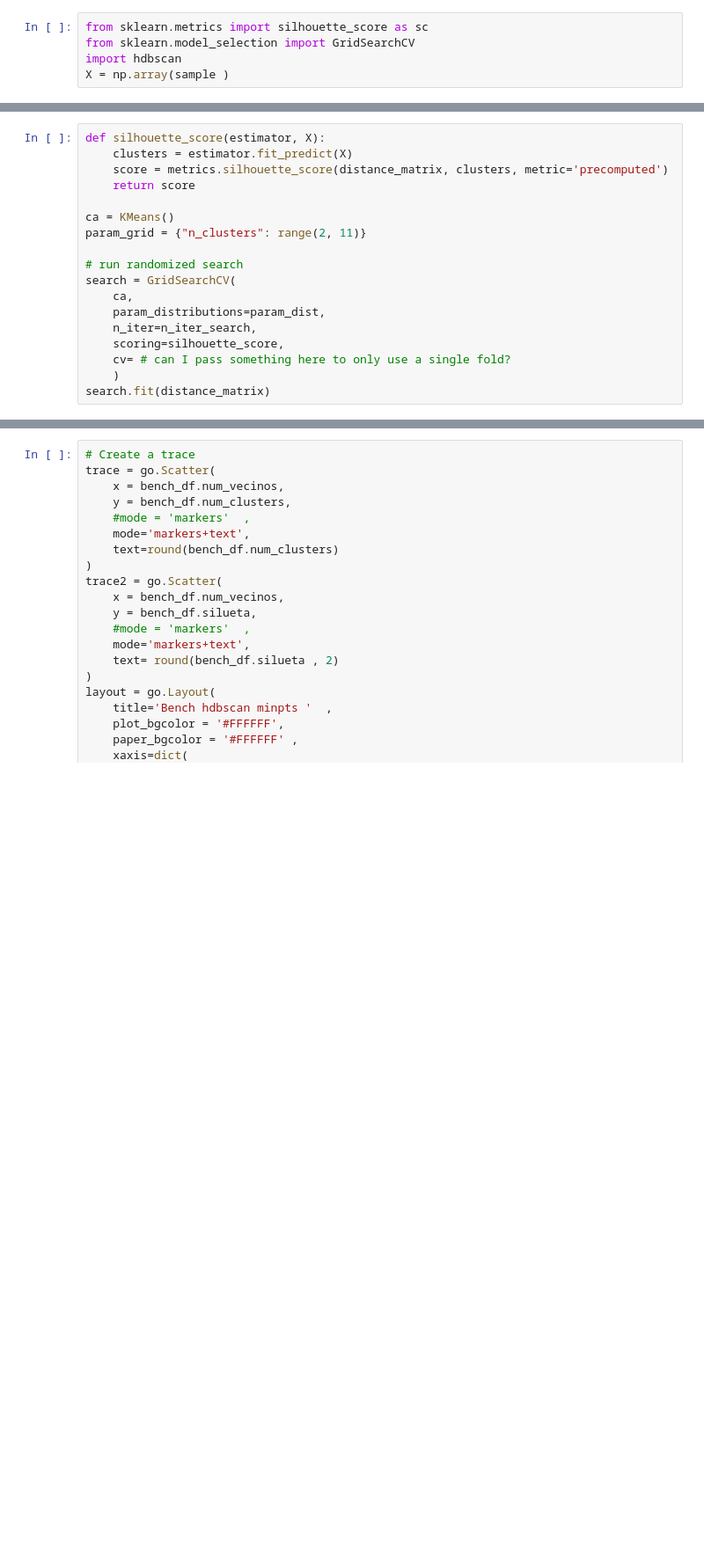
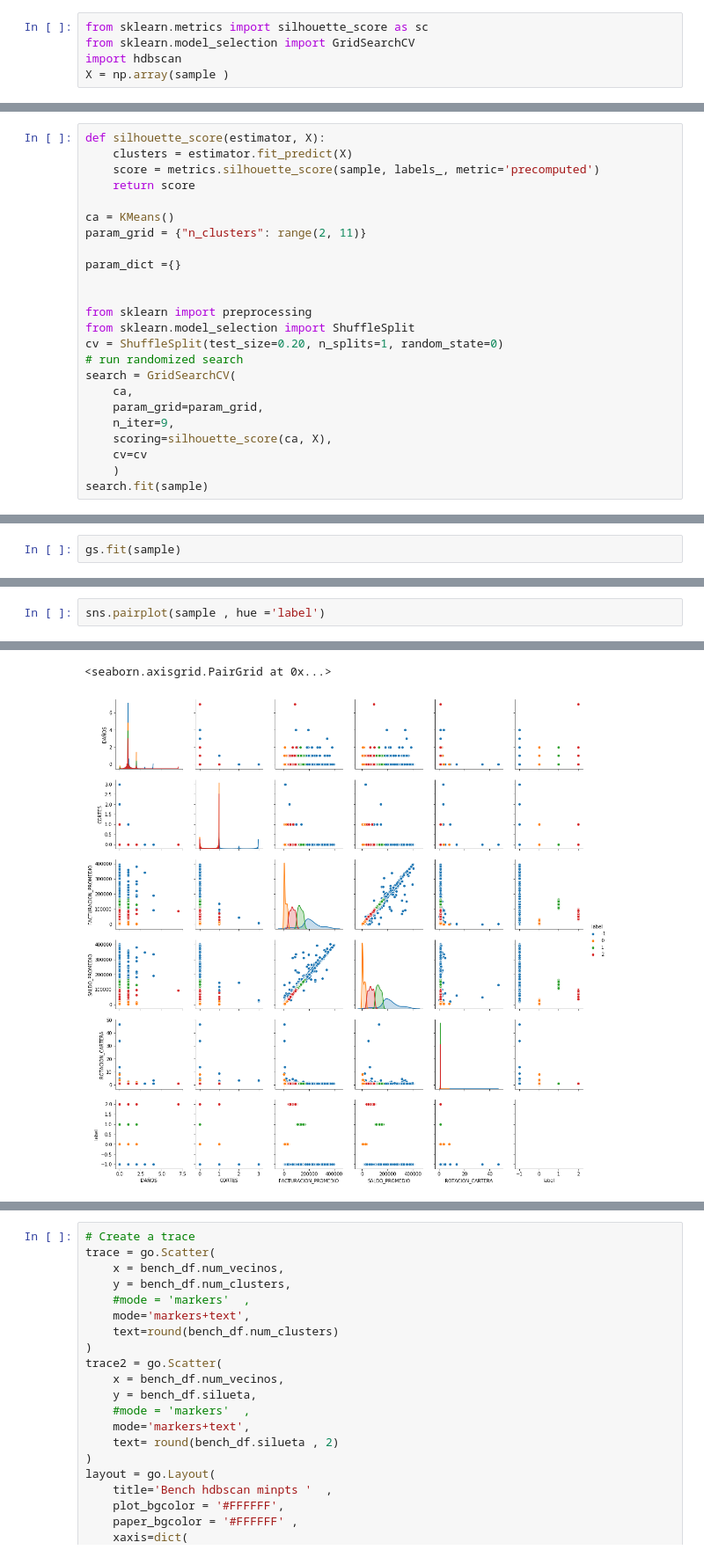
Before and after one commit to slotbite/Jupyter-Notebook, a Jupyter notebook: Modelos/Segmentacion de clientes/Coordenadas Paralelas hdbscan.ipynb, the cells around one changed output, grey strips where cells are left out. Shown at 88% size. Saved outputs shown, nothing was run; the diff lists cells and outputs as text; blank space fills up the shorter version.

```diff
--- a/Modelos/Segmentacion de clientes/Coordenadas Paralelas hdbscan.ipynb
+++ b/Modelos/Segmentacion de clientes/Coordenadas Paralelas hdbscan.ipynb
@@ -531,18 +524,24 @@ check_pickle is deprecated in joblib 0.12 and will be removed in 0.13
 # %%
 def silhouette_score(estimator, X):
     clusters = estimator.fit_predict(X)
-    score = metrics.silhouette_score(distance_matrix, clusters, metric='precomputed')
+    score = metrics.silhouette_score(sample, labels_, metric='precomputed')
     return score
 
 ca = KMeans()
 param_grid = {"n_clusters": range(2, 11)}
 
+param_dict ={}
+
+
+from sklearn import preprocessing
+from sklearn.model_selection import ShuffleSplit
+cv = ShuffleSplit(test_size=0.20, n_splits=1, random_state=0)
 # run randomized search
 search = GridSearchCV(
     ca,
-    param_distributions=param_dist,
-    n_iter=n_iter_search,
-    scoring=silhouette_score,
-    cv= # can I pass something here to only use a single fold?
+    param_grid=param_grid,
+    n_iter=9,
+    scoring=silhouette_score(ca, X),
+    cv=cv
     )
-search.fit(distance_matrix)
+search.fit(sample)
@@ -548,0 +550,2 @@ search.fit(distance_matrix)
+# %%
+gs.fit(sample)
@@ -548,0 +557,3 @@ search.fit(distance_matrix)
+# %%
+sns.pairplot(sample , hue ='label')
+# %% [output]
@@ -548,0 +570,2 @@ search.fit(distance_matrix)
+<seaborn.axisgrid.PairGrid at 0x...>
+[figure, added]
```
Also changed, not shown: parts of 11 cells of this notebook.
